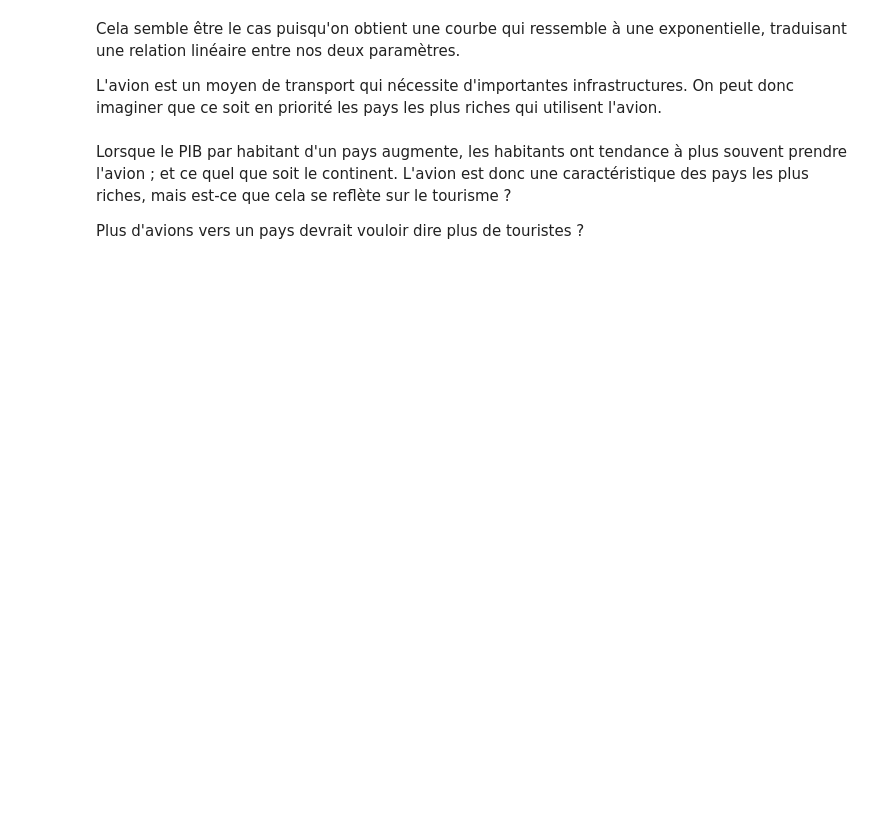
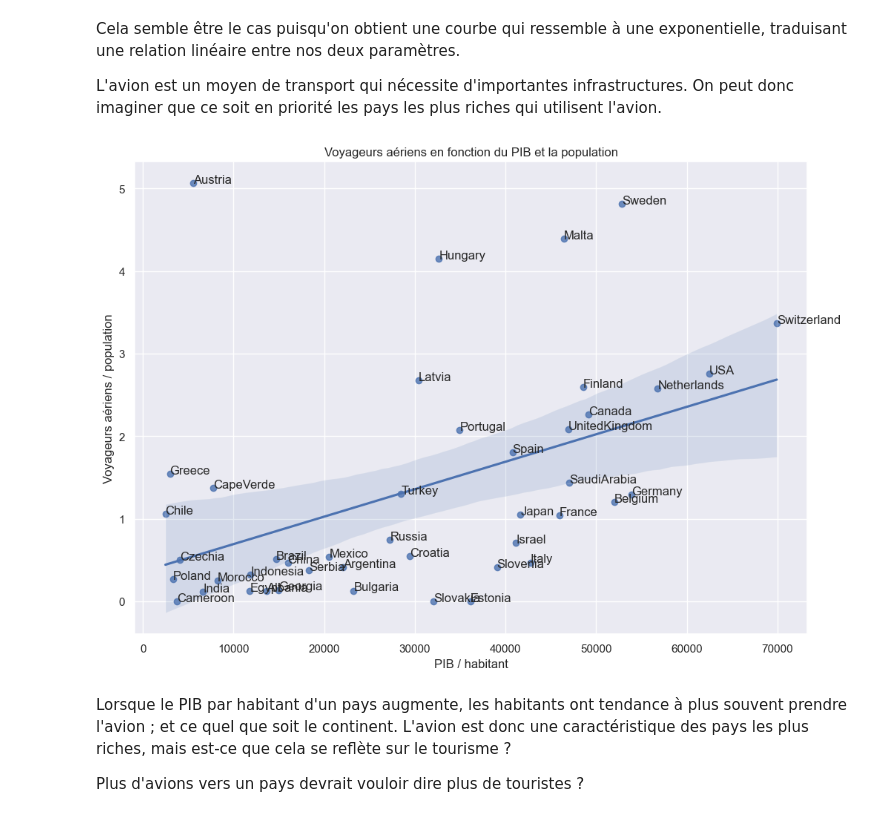
Before and after one commit to BONNET-Quentin/Projet-info, a Jupyter notebook: eliott.ipynb, the cells around one changed output. Drawn from its saved outputs; the diff is of its cells as text; code cells hidden in the pictures; blank space fills up the shorter version.

```diff
--- a/eliott.ipynb
+++ b/eliott.ipynb
@@ -34,16 +37,17 @@ Cela semble être le cas puisqu'on obtient une courbe qui ressemble à une expon
 
 L'avion est un moyen de transport qui nécessite d'importantes infrastructures. On peut donc imaginer que ce soit en priorité les pays les plus riches qui utilisent l'avion.
 # %%
-
 touristes_par_avion['Voyageurs aériens / population'] = touristes_par_avion['Nombre de passagers aériens'] / touristes_par_avion['Population']
 
 #On élimine les pays avec trop de voyageurs aériens pour pouvoir visualiser correctement les autres
 exclusion_pays = touristes_par_avion[(touristes_par_avion['Pays'] != 'Ireland') & (touristes_par_avion['Pays'] != 'Luxembourg') & (touristes_par_avion['Pays'] != 'Cyprus') & (touristes_par_avion['Pays'] != 'Iceland')]
 
 graphique = sns.regplot(data=exclusion_pays, x='PIB / habitant', y='Voyageurs aériens / population')
 graphique.set(title = "Voyageurs aériens en fonction du PIB et la population");
 
-label_point(touristes_par_avion['PIB / habitant'],touristes_par_avion['Voyageurs aériens / population'], exclusion_islande['Pays'], plt.gca())
+label_point(exclusion_pays['PIB / habitant'],exclusion_pays['Voyageurs aériens / population'], exclusion_pays['Pays'], plt.gca())
+# %% [output]
+[figure, added]
 # %% [markdown]
 Lorsque le PIB par habitant d'un pays augmente, les habitants ont tendance à plus souvent prendre l'avion ;  et ce quel que soit le continent. L'avion est donc une caractéristique des pays les plus riches, mais est-ce que cela se reflète sur le tourisme ?
 
```
Also changed, not shown: parts of 12 cells of this notebook.
